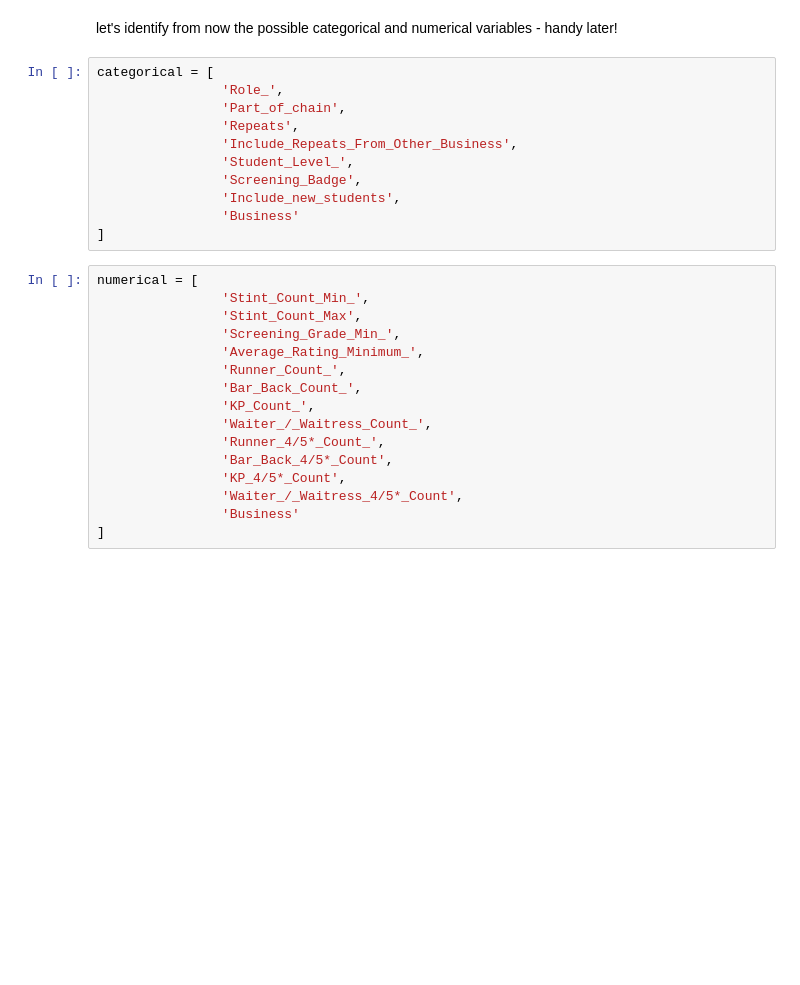
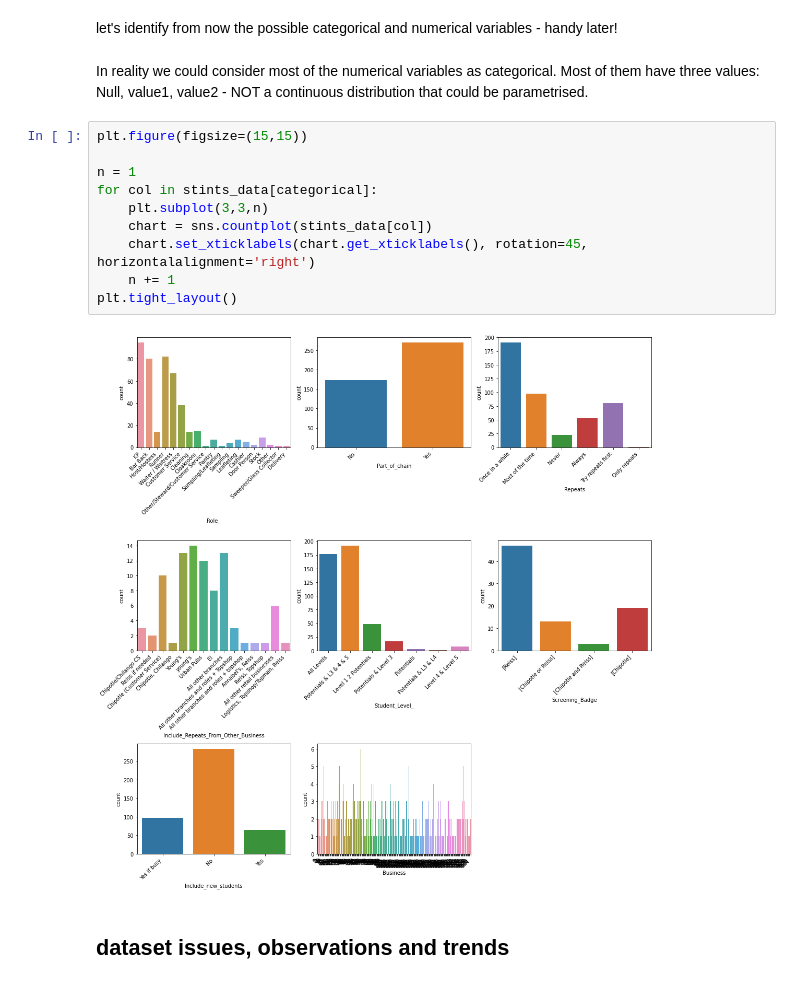
Before and after one commit to tawonque/students-jobs, a Jupyter notebook: notebooks/stints.ipynb, the cells around one changed output. Drawn from its saved outputs; the diff is of its cells as text; blank space fills up the shorter version.

```diff
--- a/notebooks/stints.ipynb
+++ b/notebooks/stints.ipynb
@@ -80,29 +153,18 @@ array(['Once in a while', 'Most of the time', 'Never', 'Always',
 # %% [markdown]
 let's identify from now the possible categorical and numerical variables - handy later!
-# %%
-categorical = [
-                'Role_',
-                'Part_of_chain',
-                'Repeats',
-                'Include_Repeats_From_Other_Business',
-                'Student_Level_',
-                'Screening_Badge',
-                'Include_new_students',
-                'Business'
-]
-# %%
-numerical = [
-                'Stint_Count_Min_',
-                'Stint_Count_Max',
-                'Screening_Grade_Min_',
-                'Average_Rating_Minimum_',
-                'Runner_Count_',
-                'Bar_Back_Count_',
-                'KP_Count_',
-                'Waiter_/_Waitress_Count_',
-                'Runner_4/5*_Count_',
-                'Bar_Back_4/5*_Count',
-                'KP_4/5*_Count',
-                'Waiter_/_Waitress_4/5*_Count',
-                'Business'
-]
+# %% [markdown]
+In reality we could consider most of the numerical variables as categorical. Most of them have three values: Null, value1, value2 - NOT a continuous distribution that could be parametrised.
+# %%
+plt.figure(figsize=(15,15))
+
+n = 1
+for col in stints_data[categorical]:
+    plt.subplot(3,3,n)
+    chart = sns.countplot(stints_data[col])
+    chart.set_xticklabels(chart.get_xticklabels(), rotation=45, horizontalalignment='right')
+    n += 1
+plt.tight_layout()
+# %% [output]
+[figure, added]
+# %% [markdown]
+## dataset issues, observations and trends
```
Also changed, not shown: parts of 61 cells of this notebook, 1 other file.
